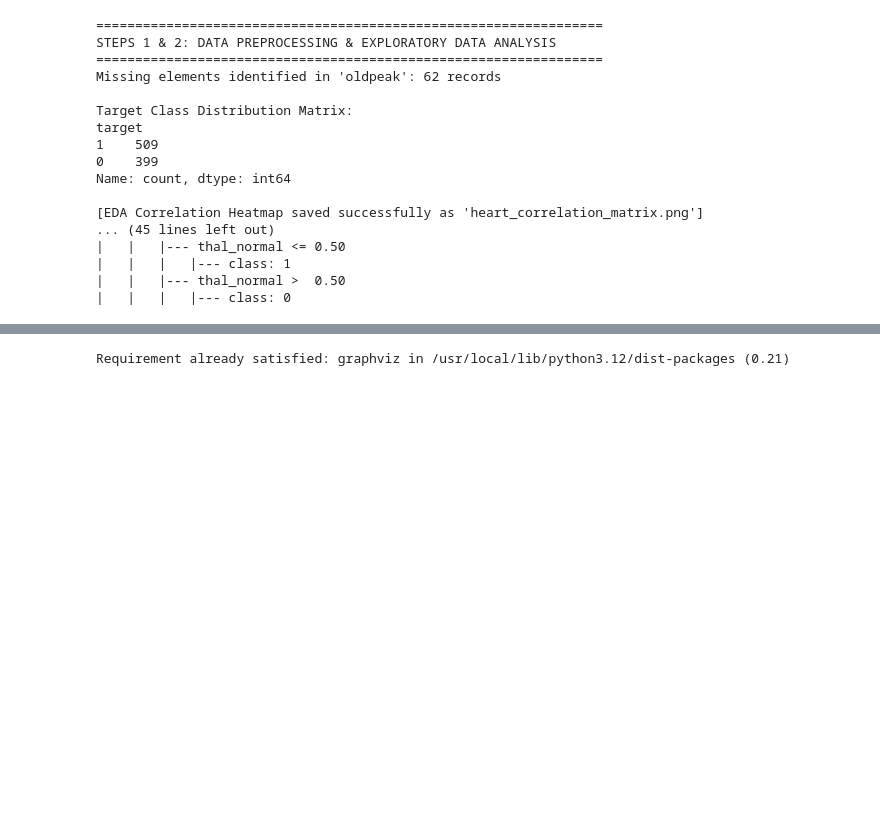
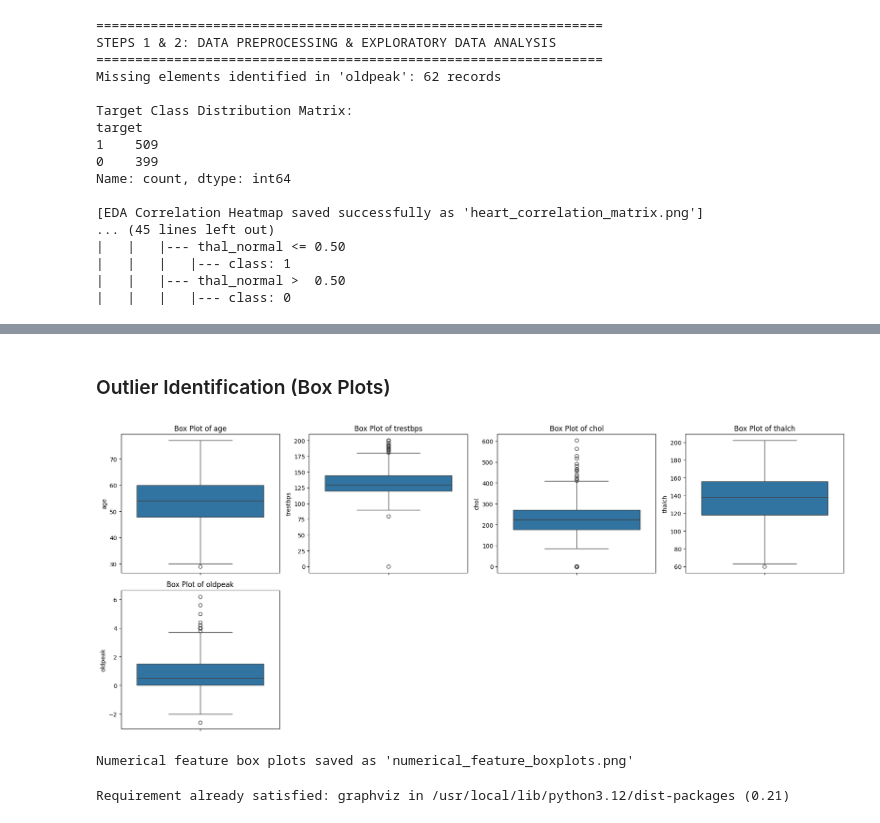
Before and after one commit to raj143sujay/EXCELR-ASSIGNMENTS, a Jupyter notebook: ASSIGNMENT_11.ipynb, the cells around one changed output, grey strips where cells are left out. Drawn from its saved outputs; the diff is of its cells as text; code cells hidden in the pictures; blank space fills up the shorter version.

```diff
--- a/ASSIGNMENT_11.ipynb
+++ b/ASSIGNMENT_11.ipynb
@@ -326,3 +392,24 @@ Name: count, dtype: int64
+# %% [markdown]
+### Outlier Identification (Box Plots)
+# %%
+import matplotlib.pyplot as plt
+import seaborn as sns
+# Plot box plots for numerical features to identify outliers
+# Ensure 'df_heart' and 'numerical_cols' are defined by running the re-initialization cell (4414ee6f)
+# and then the histogram cell (4f44530e) before running this cell.
+plt.figure(figsize=(18, 15))
+for i, col in enumerate(numerical_cols):
+    plt.subplot(4, 4, i + 1) # Adjust subplot grid as needed
+    sns.boxplot(y=df_heart[col])
+    plt.title(f'Box Plot of {col}')
+    plt.ylabel(col)
+plt.tight_layout()
+plt.savefig('numerical_feature_boxplots.png')
+plt.show()
+print("Numerical feature box plots saved as 'numerical_feature_boxplots.png'")
+# %% [output]
+[figure, added]
+Numerical feature box plots saved as 'numerical_feature_boxplots.png'
 # %%
 pip install graphviz
 # %% [output]
```
Also changed, not shown: parts of 4 cells of this notebook.
